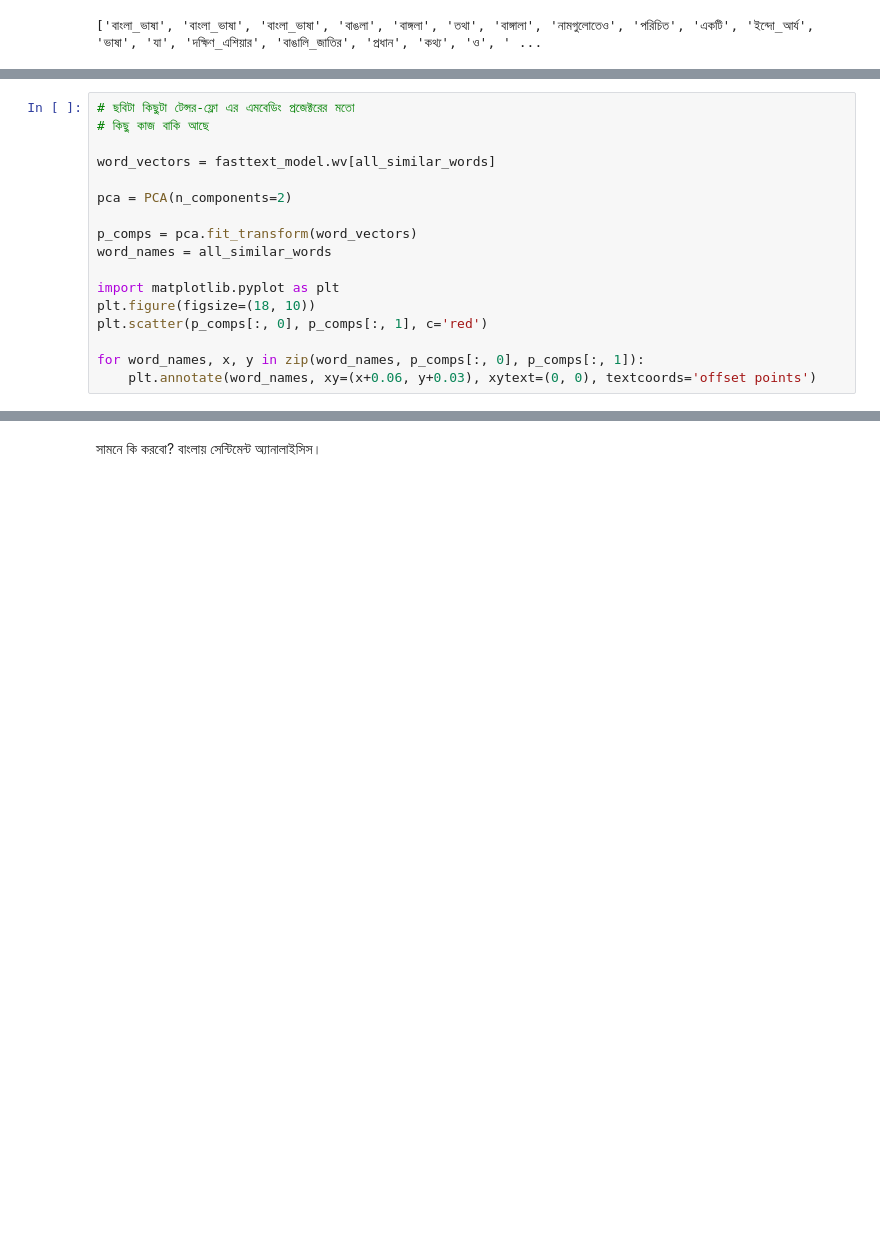
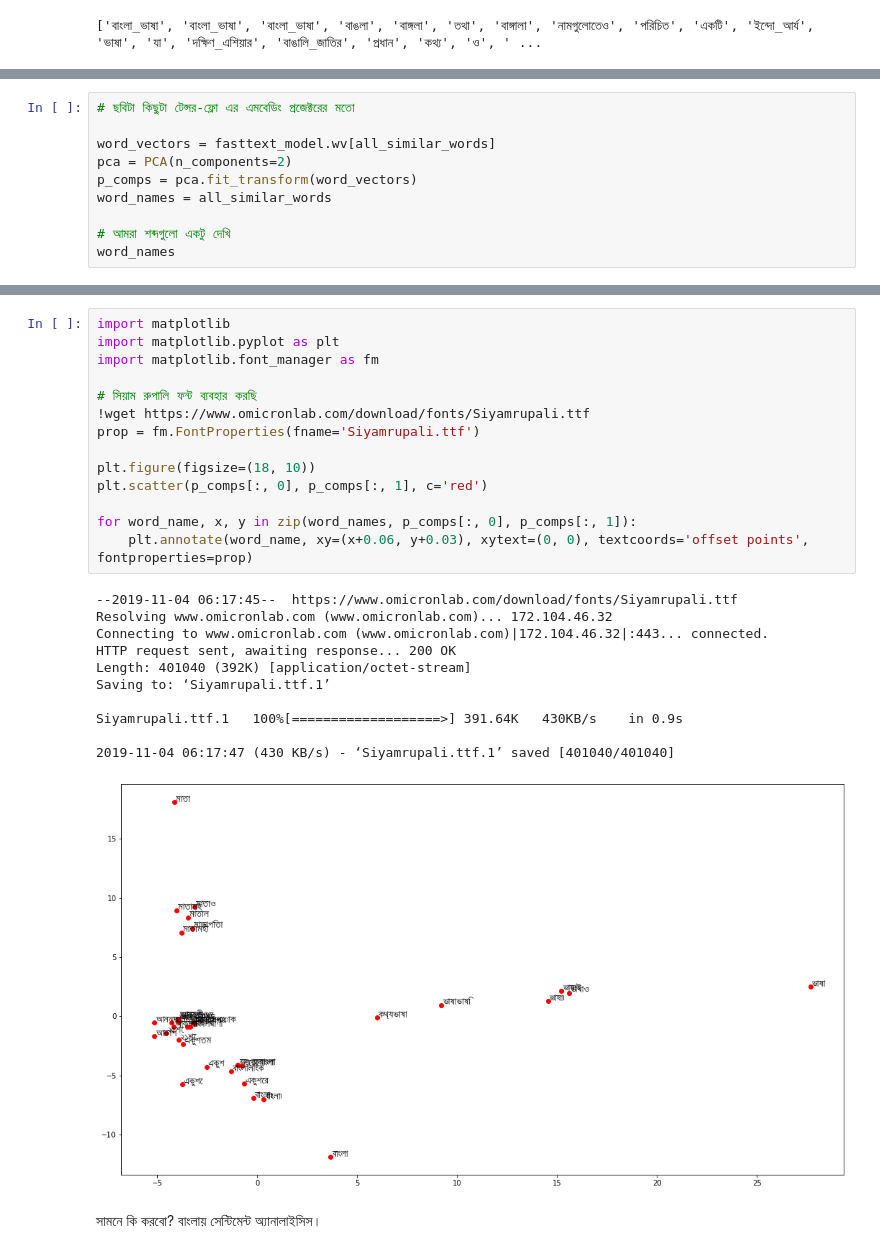
Before and after one commit to raqueeb/TensorFlow2, a Jupyter notebook: similarity.ipynb, the cells around one changed output, grey strips where cells are left out. Cells and saved outputs as stored; diff of their text form; blank space fills up the shorter version.

```diff
--- a/similarity.ipynb
+++ b/similarity.ipynb
@@ -240,19 +238,12 @@ print(len(all_similar_words))
 36
 # %%
 # ছবিটা কিছুটা টেন্সর-ফ্লো এর এমবেডিং প্রজেক্টরের মতো
-# কিছু কাজ বাকি আছে
 
 word_vectors = fasttext_model.wv[all_similar_words]
-
 pca = PCA(n_components=2)
-
 p_comps = pca.fit_transform(word_vectors)
 word_names = all_similar_words
 
-import matplotlib.pyplot as plt
-plt.figure(figsize=(18, 10))
-plt.scatter(p_comps[:, 0], p_comps[:, 1], c='red')
-
-for word_names, x, y in zip(word_names, p_comps[:, 0], p_comps[:, 1]):
-    plt.annotate(word_names, xy=(x+0.06, y+0.03), xytext=(0, 0), textcoords='offset points')
+# আমরা শব্দগুলো একটু দেখি
+word_names
 # %% [output]
@@ -260,2 +267,28 @@ for word_names, x, y in zip(word_names, p_comps[:, 0], p_comps[:, 1]):
+# %%
+import matplotlib
+import matplotlib.pyplot as plt
+import matplotlib.font_manager as fm
+
+# সিয়াম রুপালি ফন্ট ব্যবহার করছি
+!wget https://www.omicronlab.com/download/fonts/Siyamrupali.ttf
+prop = fm.FontProperties(fname='Siyamrupali.ttf')
+
+plt.figure(figsize=(18, 10))
+plt.scatter(p_comps[:, 0], p_comps[:, 1], c='red')
+
+for word_name, x, y in zip(word_names, p_comps[:, 0], p_comps[:, 1]):
+    plt.annotate(word_name, xy=(x+0.06, y+0.03), xytext=(0, 0), textcoords='offset points', fontproperties=prop)
+# %% [output]
+--2019-11-04 06:17:45--  https://www.omicronlab.com/download/fonts/Siyamrupali.ttf
+Resolving www.omicronlab.com (www.omicronlab.com)... 172.104.46.32
+Connecting to www.omicronlab.com (www.omicronlab.com)|172.104.46.32|:443... connected.
+HTTP request sent, awaiting response... 200 OK
+Length: 401040 (392K) [application/octet-stream]
+Saving to: ‘Siyamrupali.ttf.1’
+
+Siyamrupali.ttf.1   100%[===================>] 391.64K   430KB/s    in 0.9s
+
+2019-11-04 06:17:47 (430 KB/s) - ‘Siyamrupali.ttf.1’ saved [401040/401040]
+[figure, added]
 # %% [markdown]
 সামনে কি করবো? বাংলায় সেন্টিমেন্ট অ্যানালাইসিস।
```
Also changed, not shown: parts of 13 cells of this notebook.
